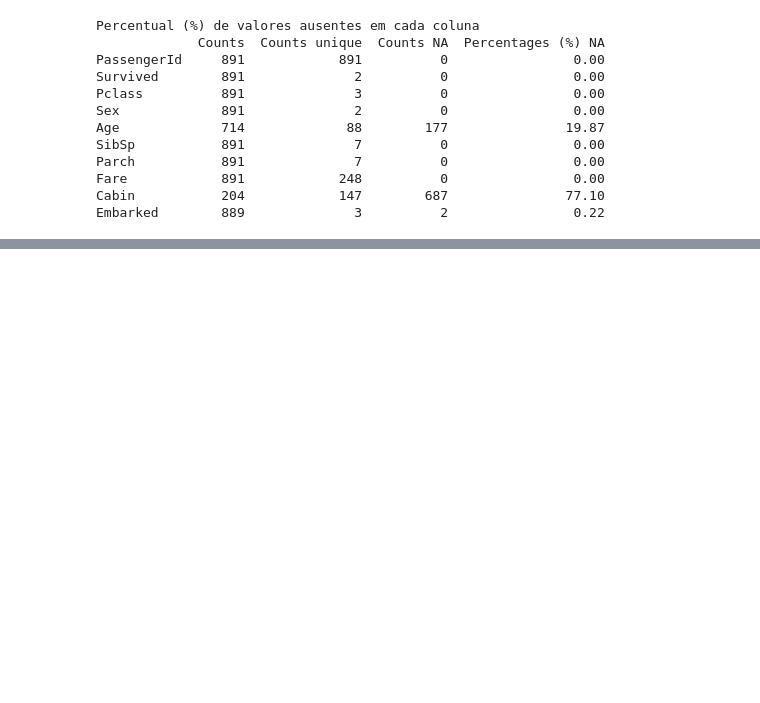
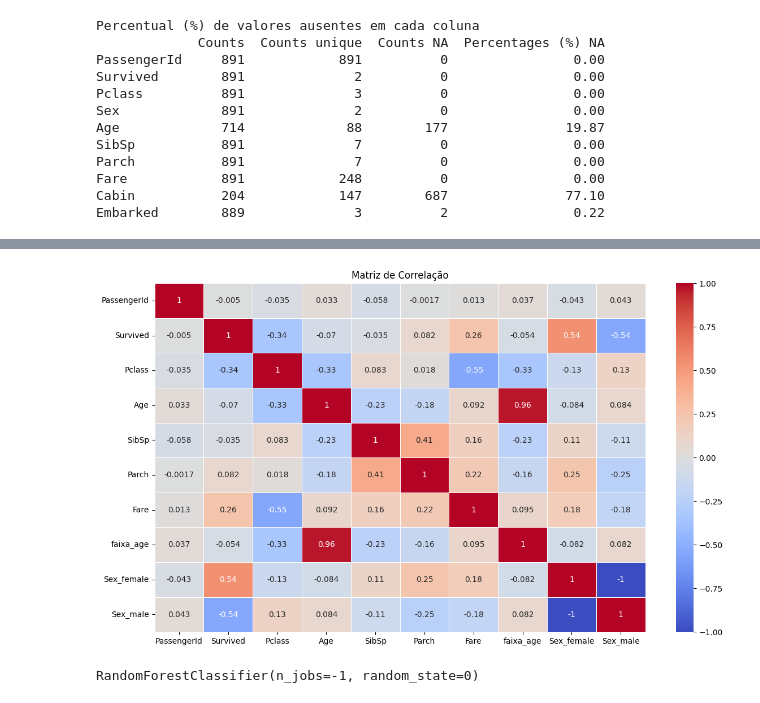
Before and after one commit to maylonleoncio/titanic, a Jupyter notebook: titanic_analysis.ipynb, the cells around one changed output, grey strips where cells are left out. Saved outputs shown, nothing was run; the diff lists cells and outputs as text; code cells hidden in the pictures; blank space fills up the shorter version.

```diff
--- a/titanic_analysis.ipynb
+++ b/titanic_analysis.ipynb
@@ -125,0 +130,10 @@ dtype: int64
+# %%
+## valores NA
+
+train = train.fillna(train['Age'].mean())
+# %%
+
+train['faixa_age'] =  pd.cut(train['Age'], bins=[0, 18, 20, 30, 40, 50, 60, 70, 80, 90, 100], labels=[1, 2, 3, 4, 5, 6, 7, 8, 9, 10], right=False)
+# %%
+one_hot_encoded_data = pd.get_dummies(train, columns = ['Sex'], dtype='int')
+one_hot_encoded_data
@@ -125,0 +154,9 @@ dtype: int64
+# %%
+matrix_corr = one_hot_encoded_data.drop(columns=['Cabin', 'Embarked']).corr()
+
+plt.figure(figsize=(14, 8))
+sns.heatmap(matrix_corr, annot=True, cmap='coolwarm', linewidths=0.5)
+plt.title('Matriz de Correlação')
+plt.show()
+# %% [output]
+[figure, added]
@@ -126,3 +166,5 @@ dtype: int64
 # %%
 mod = RandomForestClassifier(n_estimators=100, n_jobs=-1, random_state=0)
-mod.fit
+mod.fit(X, y)
+# %% [output]
+RandomForestClassifier(n_jobs=-1, random_state=0)
```
Also changed, not shown: parts of 6 cells of this notebook.
